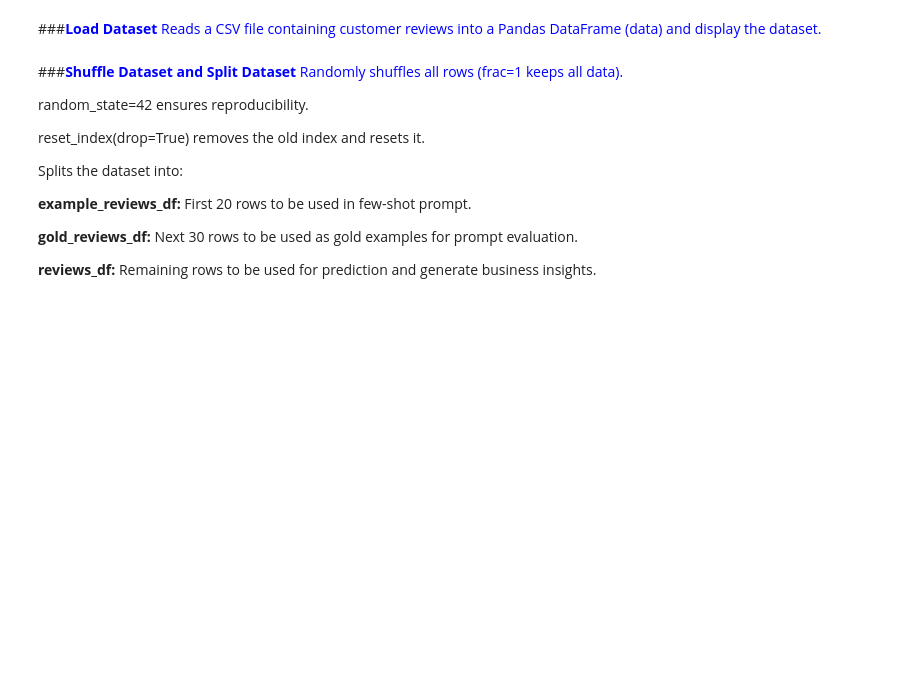
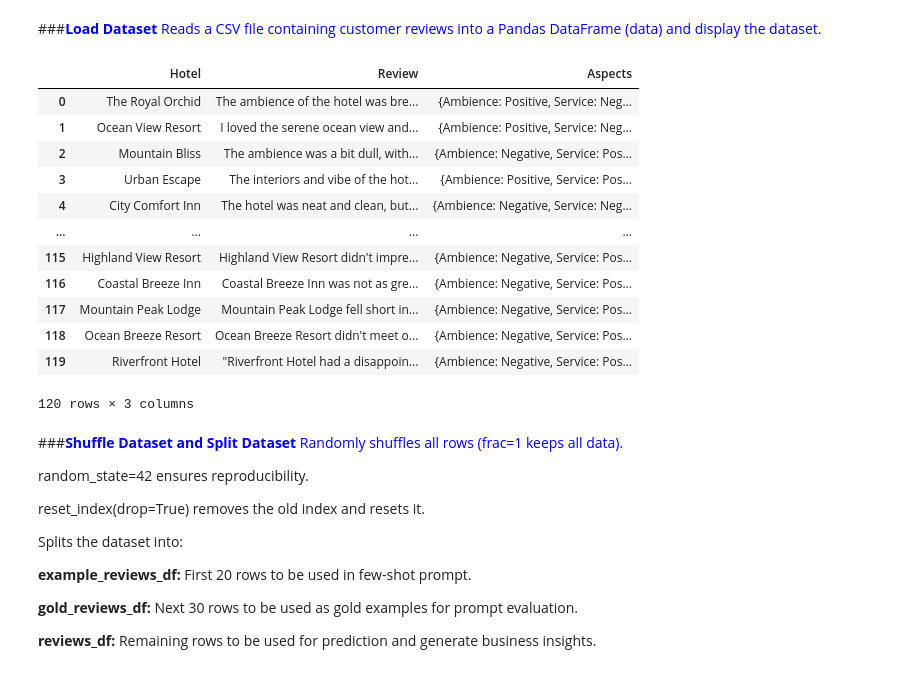
Before and after one commit to snehakokil/JHU-Notebooks, a Jupyter notebook: Week 8/MLS8_AI_ABSA.ipynb, the cells around one changed output. Cells and saved outputs as stored; diff of their text form; code cells hidden in the pictures; blank space fills up the shorter version.

```diff
--- a/Week 8/MLS8_AI_ABSA.ipynb
+++ b/Week 8/MLS8_AI_ABSA.ipynb
@@ -264,8 +268,22 @@ Randomly shuffles the dataset for unbiased analysis.
 ###**<font color=blue>Load Dataset**
 Reads a CSV file containing customer reviews into a Pandas DataFrame (data) and display the dataset.
 # %%
-data =pd.read_csv("/content/Week8_dataset.csv")
+data =pd.read_csv("week8_dataset.csv")
 data
+# %% [output]
+|  | Hotel | Review | Aspects |
+| 0 | The Royal Orchid | The ambience of the hotel was bre... | {Ambience: Positive, Service: Neg... |
+| 1 | Ocean View Resort | I loved the serene ocean view and... | {Ambience: Positive, Service: Neg... |
+| 2 | Mountain Bliss | The ambience was a bit dull, with... | {Ambience: Negative, Service: Pos... |
+| 3 | Urban Escape | The interiors and vibe of the hot... | {Ambience: Positive, Service: Pos... |
+| 4 | City Comfort Inn | The hotel was neat and clean, but... | {Ambience: Negative, Service: Neg... |
+| ... | ... | ... | ... |
+| 115 | Highland View Resort | Highland View Resort didn't impre... | {Ambience: Negative, Service: Pos... |
+| 116 | Coastal Breeze Inn | Coastal Breeze Inn was not as gre... | {Ambience: Negative, Service: Pos... |
+| 117 | Mountain Peak Lodge | Mountain Peak Lodge fell short in... | {Ambience: Negative, Service: Pos... |
+| 118 | Ocean Breeze Resort | Ocean Breeze Resort didn't meet o... | {Ambience: Negative, Service: Pos... |
+| 119 | Riverfront Hotel | "Riverfront Hotel had a disappoin... | {Ambience: Negative, Service: Pos... |
+120 rows × 3 columns
 # %% [markdown]
 ###**<font color=blue>Shuffle Dataset and Split Dataset**
 Randomly shuffles all rows (frac=1 keeps all data).
```
Also changed, not shown: parts of 19 cells of this notebook.
